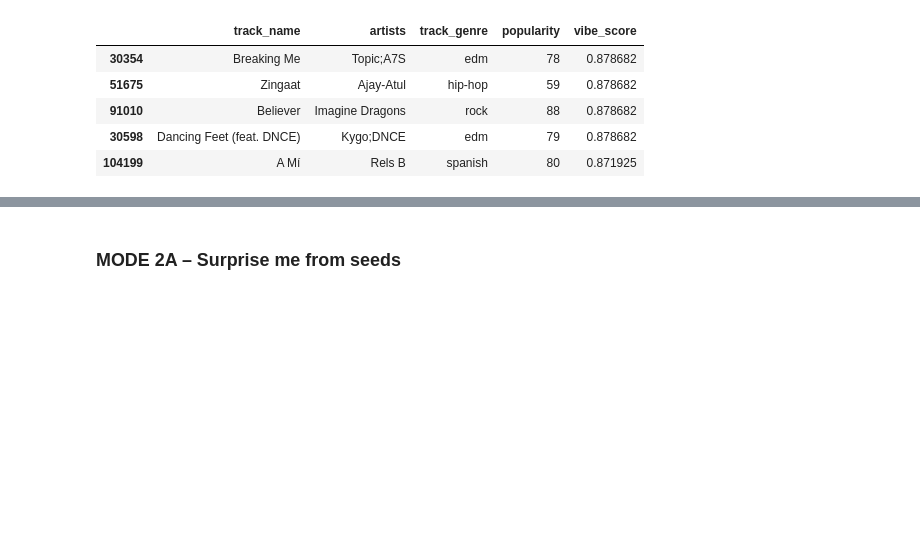
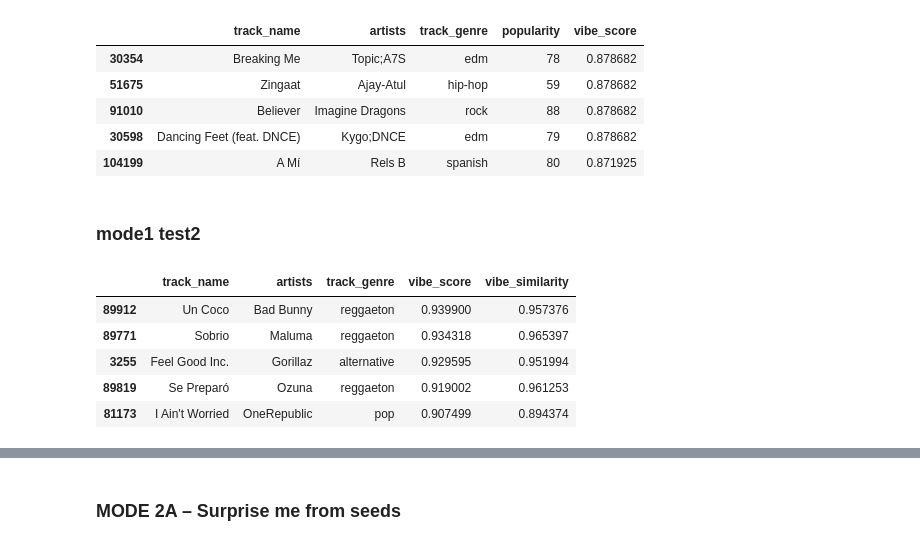
Before and after one commit to jessicabat/vibe-recommender, a Jupyter notebook: notebooks/01_eda_and_playground.ipynb, the cells around one changed output, grey strips where cells are left out. Cells and saved outputs as stored; diff of their text form; code cells hidden in the pictures; blank space fills up the shorter version.

Commit message:
mode 1 + 2a + test notebooks

```diff
--- a/notebooks/01_eda_and_playground.ipynb
+++ b/notebooks/01_eda_and_playground.ipynb
@@ -137,3 +136,5 @@ recs_vibe[["track_name", "artists", "track_genre", "popularity", "vibe_score"]].
 | 91010 | Believer | Imagine Dragons | rock | 88 | 0.878682 |
 | 30598 | Dancing Feet (feat. DNCE) | Kygo;DNCE | edm | 79 | 0.878682 |
 | 104199 | A Mí | Rels B | spanish | 80 | 0.871925 |
+# %% [markdown]
+### mode1 test2
@@ -139,0 +143,26 @@ recs_vibe[["track_name", "artists", "track_genre", "popularity", "vibe_score"]].
+# %%
+sliders = {
+    "danceability": 80,
+    "energy": 75,
+    "valence": 70,
+    "tempo": 65,
+    "acousticness": 20,
+    "instrumentalness": 10,
+    "speechiness": 15,
+}
+recs = model.recommend_by_sliders(
+    sliders,
+    top_k=10,
+    lambda_vibe=0.8,      # lean harder on vibe vs popularity
+    hide_explicit=True,   # optional
+)
+
+# See the top few
+recs[["track_name", "artists", "track_genre", "vibe_score", "vibe_similarity"]].head()
+# %% [output]
+|  | track_name | artists | track_genre | vibe_score | vibe_similarity |
+| 89912 | Un Coco | Bad Bunny | reggaeton | 0.939900 | 0.957376 |
+| 89771 | Sobrio | Maluma | reggaeton | 0.934318 | 0.965397 |
+| 3255 | Feel Good Inc. | Gorillaz | alternative | 0.929595 | 0.951994 |
+| 89819 | Se Preparó | Ozuna | reggaeton | 0.919002 | 0.961253 |
+| 81173 | I Ain't Worried | OneRepublic | pop | 0.907499 | 0.894374 |
```
Also changed, not shown: parts of 11 cells of this notebook, 6 other files.
